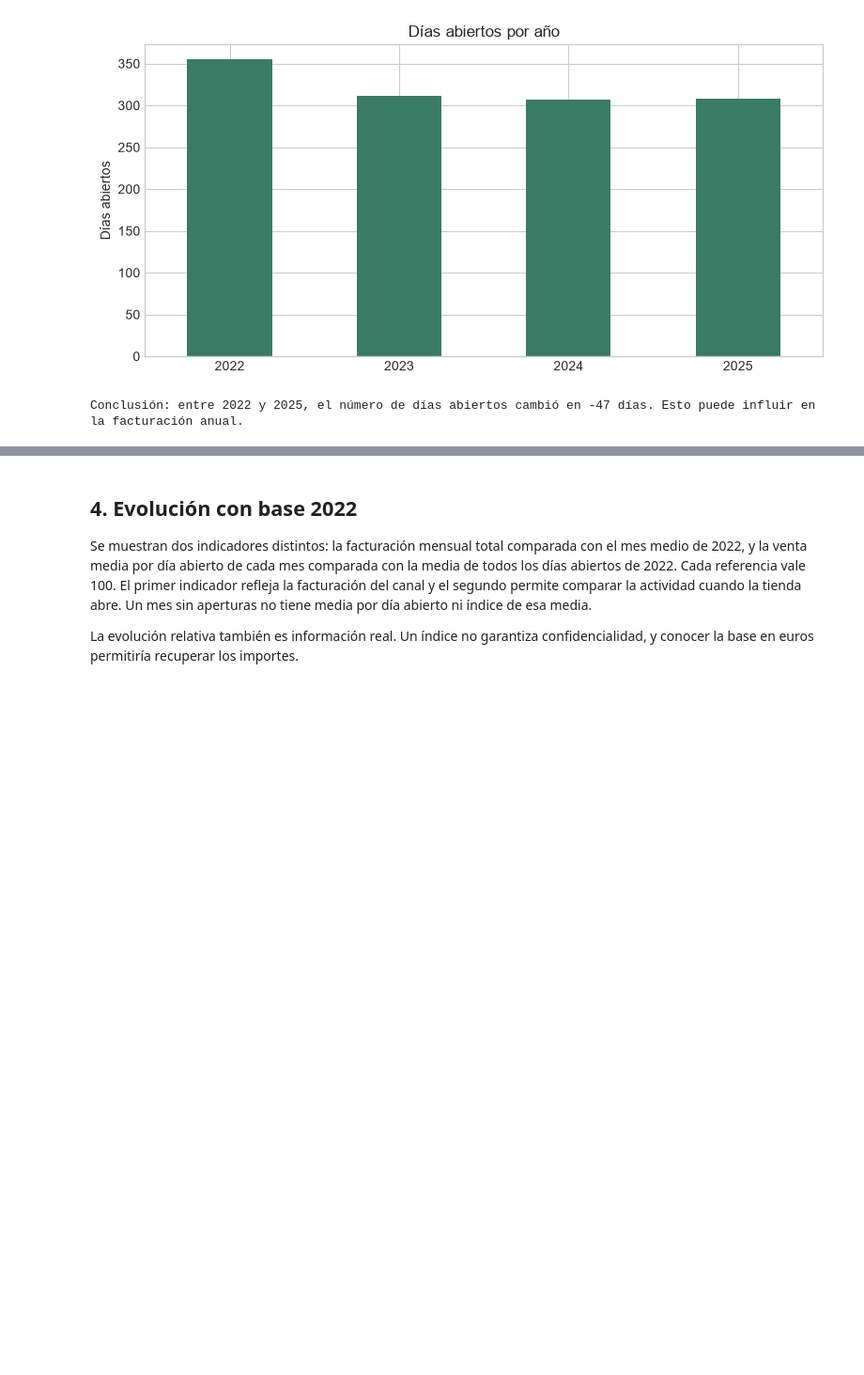
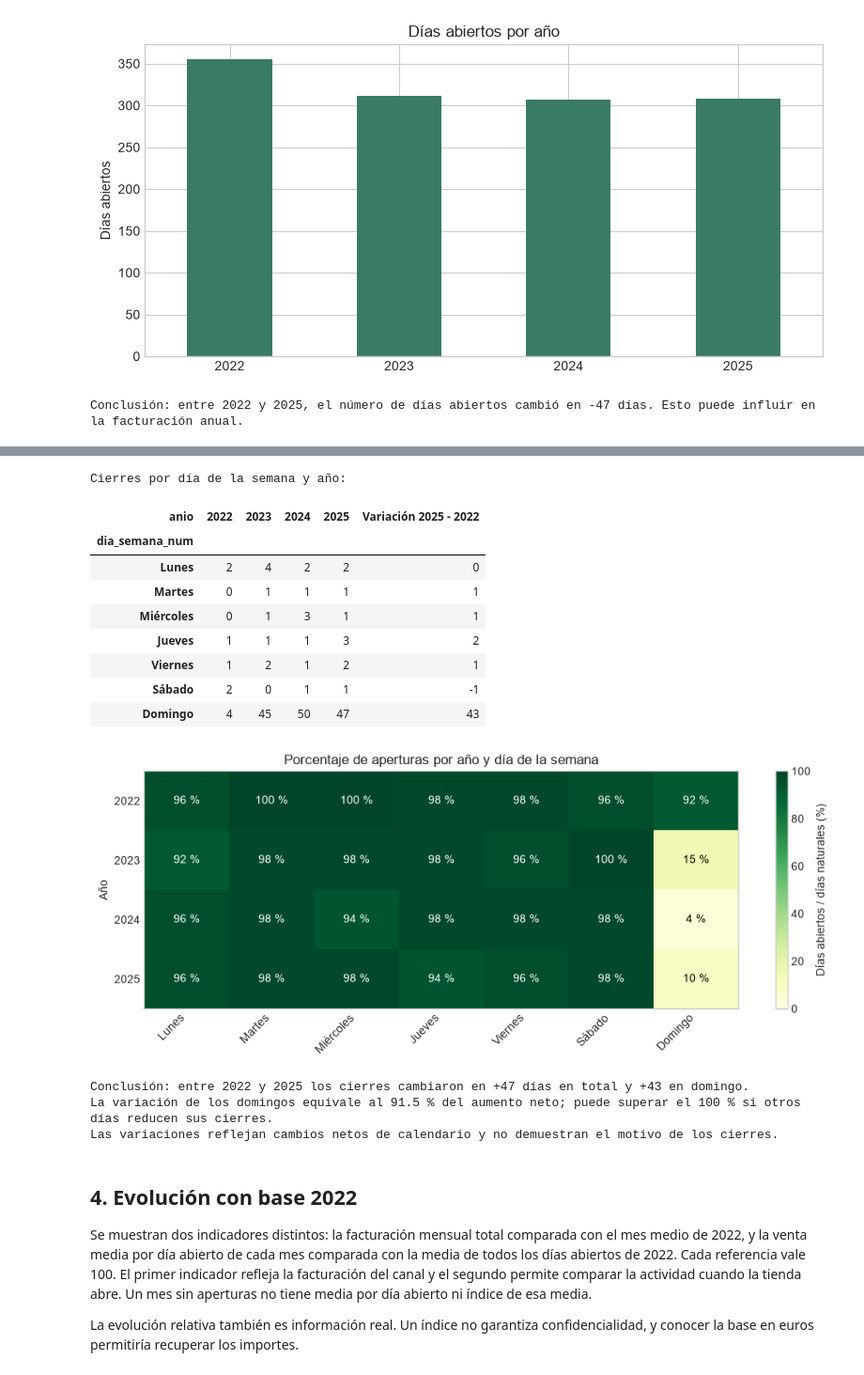
Before and after one commit to migueldevesaferrer/winery-direct-sales-viability, a Jupyter notebook: notebooks/eda.ipynb, the cells around one changed output, grey strips where cells are left out. Shown at 94% size. Cells and saved outputs as stored; diff of their text form; code cells hidden in the pictures; blank space fills up the shorter version.

```diff
--- a/notebooks/eda.ipynb
+++ b/notebooks/eda.ipynb
@@ -186,3 +209,52 @@ Conclusión: entre 2022 y 2025, el número de días abiertos cambió en -47 día
+# %%
+calendario_anual = ventas.groupby(["anio", "dia_semana_num"]).agg(
+    dias_naturales=("fecha", "size"),
+    dias_abiertos=("abierto", "sum"),
+)
+calendario_anual["dias_cerrados"] = calendario_anual["dias_naturales"] - calendario_anual["dias_abiertos"]
+calendario_anual["apertura_pct"] = calendario_anual["dias_abiertos"].div(calendario_anual["dias_naturales"]).mul(100)
+cierres_por_dia = calendario_anual["dias_cerrados"].unstack("anio").reindex(range(7))
+cierres_por_dia["Variación 2025 - 2022"] = cierres_por_dia[2025] - cierres_por_dia[2022]
+print("Cierres por día de la semana y año:")
+display(cierres_por_dia.rename(index=dict(enumerate(dias))))
+
+aperturas_pct = calendario_anual["apertura_pct"].unstack("dia_semana_num").reindex(columns=range(7))
+fig, ax = plt.subplots(figsize=(10, 4))
+imagen = ax.imshow(aperturas_pct, cmap="YlGn", vmin=0, vmax=100, aspect="auto")
+ax.grid(False)
+ax.set_xticks(range(7), dias, rotation=45, ha="right")
+ax.set_yticks(range(len(aperturas_pct)), aperturas_pct.index)
+ax.set(title="Porcentaje de aperturas por año y día de la semana", xlabel="", ylabel="Año")
+for fila, anio in enumerate(aperturas_pct.index):
+    for columna in range(7):
+        valor = aperturas_pct.loc[anio, columna]
+        if pd.notna(valor):
+            ax.text(columna, fila, f"{valor:.0f} %", ha="center", va="center", color="white" if valor >= 60 else "black")
+fig.colorbar(imagen, ax=ax, label="Días abiertos / días naturales (%)")
+fig.tight_layout()
+plt.show()
+variacion_cierres = cierres_por_dia["Variación 2025 - 2022"]
+aumento_neto = int(variacion_cierres.sum())
+aumento_domingo = int(variacion_cierres.loc[6])
+print(f"Conclusión: entre 2022 y 2025 los cierres cambiaron en {aumento_neto:+d} días en total y {aumento_domingo:+d} en domingo.")
+if aumento_neto > 0:
+    print(f"La variación de los domingos equivale al {aumento_domingo / aumento_neto * 100:.1f} % del aumento neto; puede superar el 100 % si otros días reducen sus cierres.")
+print("Las variaciones reflejan cambios netos de calendario y no demuestran el motivo de los cierres.")
+# %% [output]
+Cierres por día de la semana y año:
+| anio | 2022 | 2023 | 2024 | 2025 | Variación 2025 - 2022 |
+| dia_semana_num |  |  |  |  |  |
+| Lunes | 2 | 4 | 2 | 2 | 0 |
+| Martes | 0 | 1 | 1 | 1 | 1 |
+| Miércoles | 0 | 1 | 3 | 1 | 1 |
+| Jueves | 1 | 1 | 1 | 3 | 2 |
+| Viernes | 1 | 2 | 1 | 2 | 1 |
+| Sábado | 2 | 0 | 1 | 1 | -1 |
+| Domingo | 4 | 45 | 50 | 47 | 43 |
+[figure, added]
+Conclusión: entre 2022 y 2025 los cierres cambiaron en +47 días en total y +43 en domingo.
+La variación de los domingos equivale al 91.5 % del aumento neto; puede superar el 100 % si otros días reducen sus cierres.
+Las variaciones reflejan cambios netos de calendario y no demuestran el motivo de los cierres.
 # %%
 ax = anual[["media_dia_natural_eur", "media_dia_abierto_eur"]].plot.bar(
     figsize=(8, 4), color=["#397b65", "#ce8754"], title="Venta media diaria (privado)"
```
Also changed, not shown: parts of 13 cells of this notebook.
